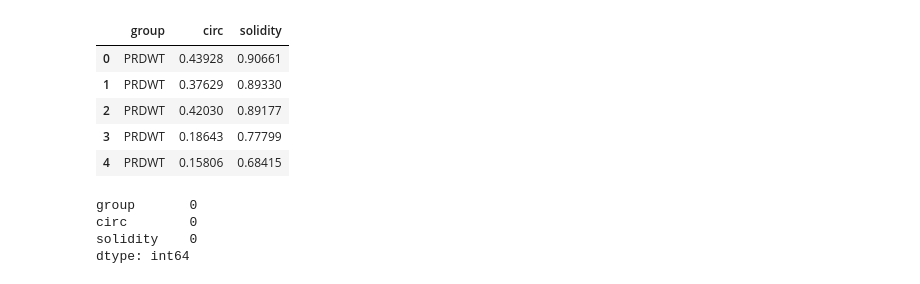
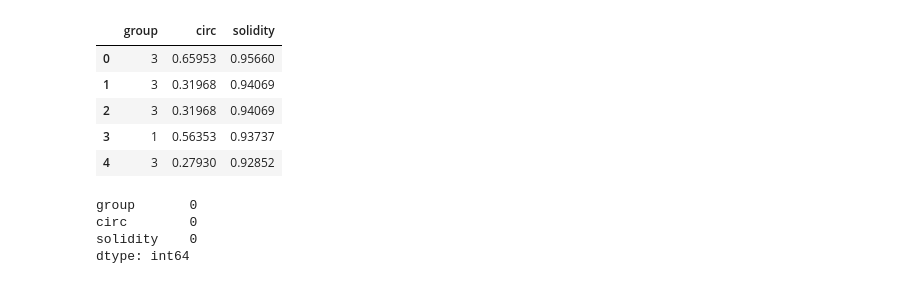
Before and after one commit to skruberk/PyTorch_public, a Jupyter notebook: WAVE_KO_ANN.ipynb, the cells around one changed output. Drawn from its saved outputs; the diff is of its cells as text; code cells hidden in the pictures.

```diff
--- a/WAVE_KO_ANN.ipynb
+++ b/WAVE_KO_ANN.ipynb
@@ -13,15 +13,15 @@ import warnings
 warnings.simplefilter(action='ignore', category=FutureWarning)
 from sklearn.inspection import permutation_importance
 # %%
-df = pd.read_csv('CellShapeR-tidy.csv')
+df = pd.read_csv('CellShapeR-tidy2.csv')
 df.head()
 # %% [output]
 |  | group | circ | solidity |
-| 0 | PRDWT | 0.43928 | 0.90661 |
-| 1 | PRDWT | 0.37629 | 0.89330 |
-| 2 | PRDWT | 0.42030 | 0.89177 |
-| 3 | PRDWT | 0.18643 | 0.77799 |
-| 4 | PRDWT | 0.15806 | 0.68415 |
+| 0 | 3 | 0.65953 | 0.95660 |
+| 1 | 3 | 0.31968 | 0.94069 |
+| 2 | 3 | 0.31968 | 0.94069 |
+| 3 | 1 | 0.56353 | 0.93737 |
+| 4 | 3 | 0.27930 | 0.92852 |
 # %%
 na_counts = df.isna().sum()
 print(na_counts)
```
Also changed, not shown: parts of 6 cells of this notebook.
